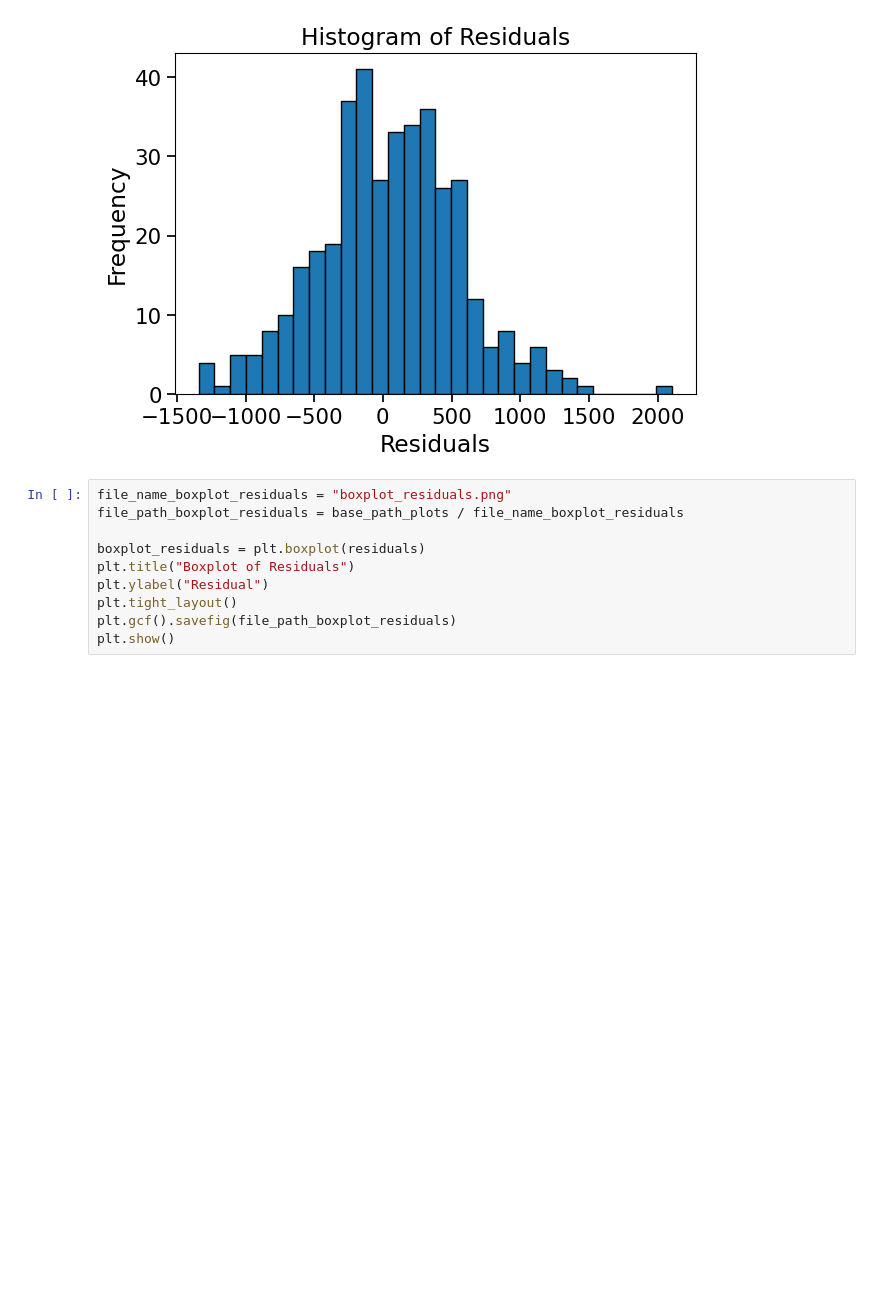
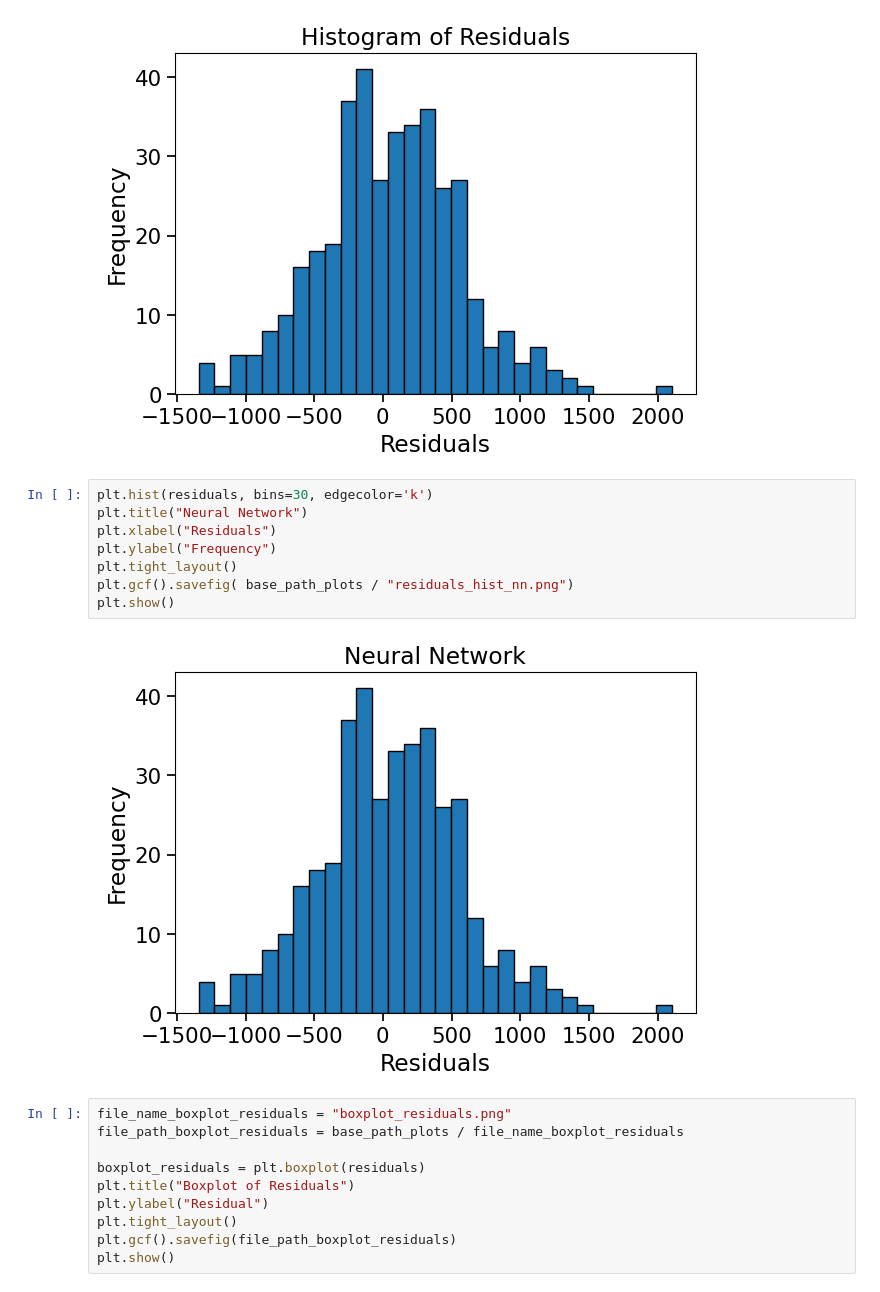
Before and after one commit to AnnaStiegler/Probabilistic-Forecasting-of-Bicycle-Counts-in-Karlsruhe-with-Neural-Networks, a Jupyter notebook: Code/(15) Final_GridSearch.ipynb, the cells around one changed output. Cells and saved outputs as stored; diff of their text form; blank space fills up the shorter version.

```diff
--- a/Code/(15) Final_GridSearch.ipynb
+++ b/Code/(15) Final_GridSearch.ipynb
@@ -862,6 +862,16 @@ plt.gcf().savefig(file_path_residuals_hist)
 plt.show()
 # %% [output]
 [figure]
+# %%
+plt.hist(residuals, bins=30, edgecolor='k')
+plt.title("Neural Network")
+plt.xlabel("Residuals")
+plt.ylabel("Frequency")
+plt.tight_layout()
+plt.gcf().savefig( base_path_plots / "residuals_hist_nn.png")
+plt.show()
+# %% [output]
+[figure, added]
 # %%
 file_name_boxplot_residuals = "boxplot_residuals.png"
 file_path_boxplot_residuals = base_path_plots / file_name_boxplot_residuals
```
Also changed, not shown: 3 other files.
